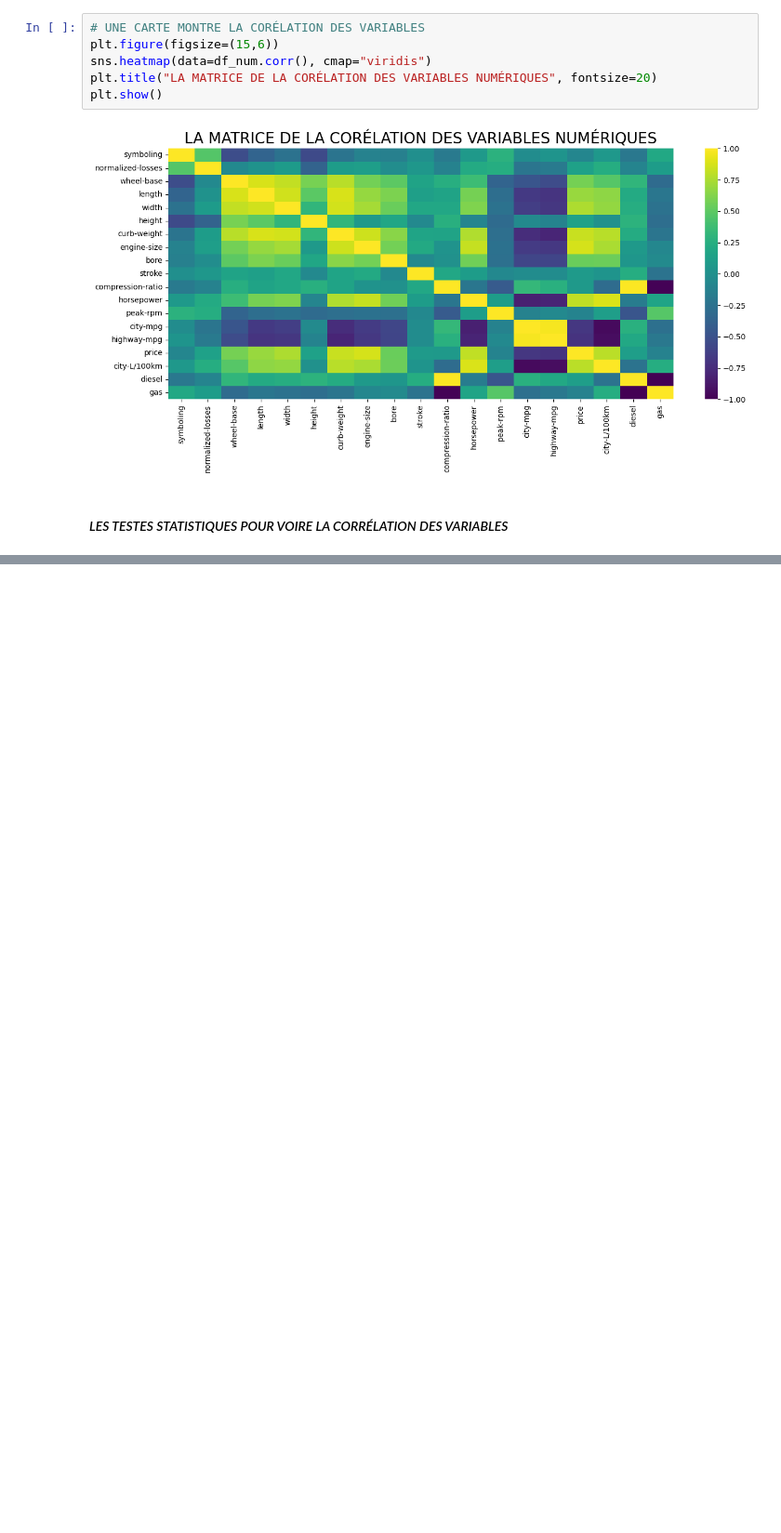
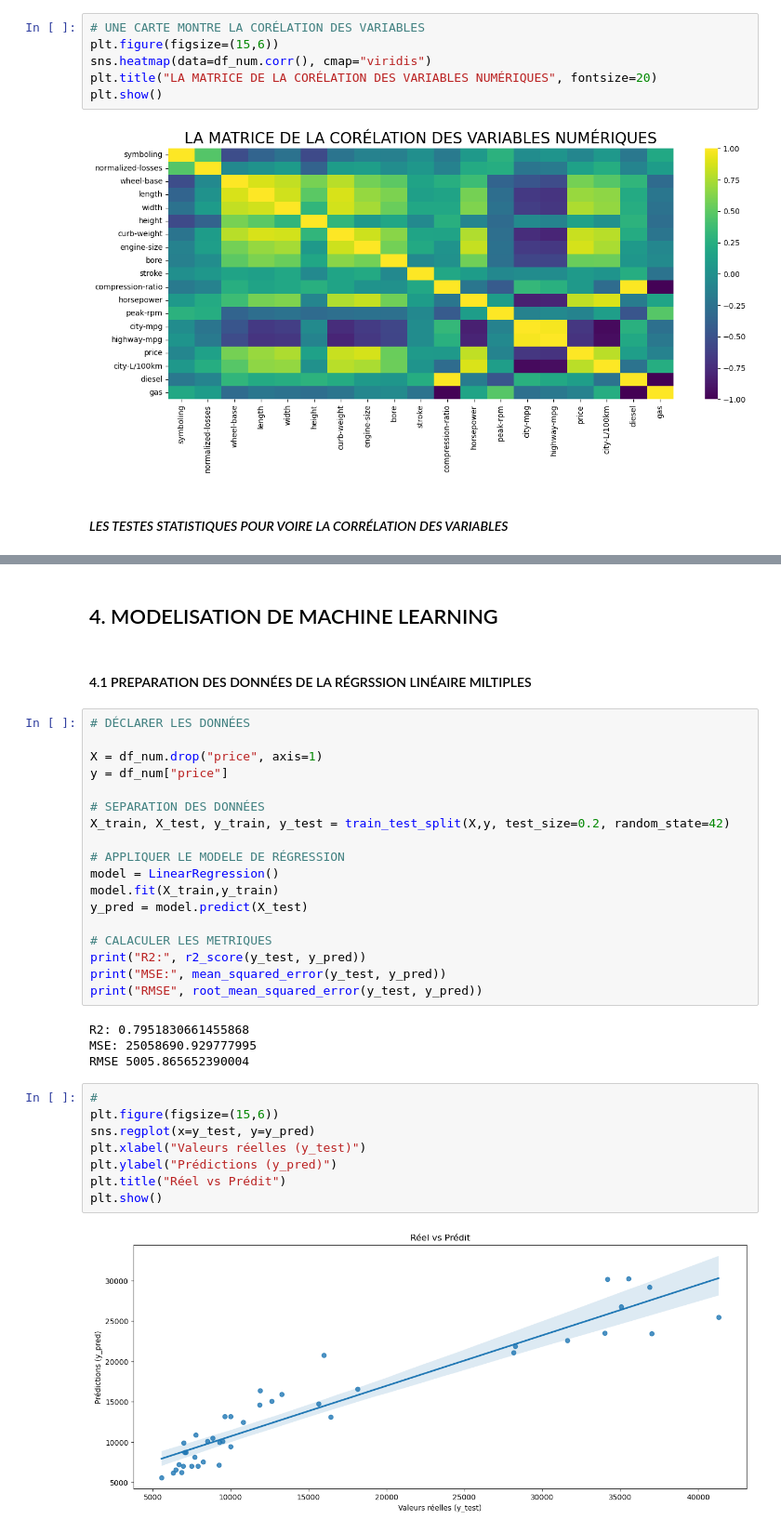
Before and after one commit to Gracias-Leader/Ventes-des-voitures, a Jupyter notebook: cars.ipynb, the cells around one changed output, grey strips where cells are left out. Shown at 93% size. Drawn from its saved outputs; the diff is of its cells as text; blank space fills up the shorter version.

```diff
--- a/cars.ipynb
+++ b/cars.ipynb
@@ -430,0 +475,36 @@ else:
+# %% [markdown]
+## 4. MODELISATION DE MACHINE LEARNING
+# %% [markdown]
+#### 4.1 PREPARATION DES DONNÉES DE LA RÉGRSSION LINÉAIRE MILTIPLES
+# %%
+# DÉCLARER LES DONNÉES
+
+X = df_num.drop("price", axis=1)
+y = df_num["price"]
+
+# SEPARATION DES DONNÉES
+X_train, X_test, y_train, y_test = train_test_split(X,y, test_size=0.2, random_state=42)
+
+# APPLIQUER LE MODELE DE RÉGRESSION
+model = LinearRegression()
+model.fit(X_train,y_train)
+y_pred = model.predict(X_test)
+
+# CALACULER LES METRIQUES
+print("R2:", r2_score(y_test, y_pred))
+print("MSE:", mean_squared_error(y_test, y_pred))
+print("RMSE", root_mean_squared_error(y_test, y_pred))
+# %% [output]
+R2: 0.7951830661455868
+MSE: 25058690.929777995
+RMSE 5005.865652390004
+# %%
+#
+plt.figure(figsize=(15,6))
+sns.regplot(x=y_test, y=y_pred)
+plt.xlabel("Valeurs réelles (y_test)")
+plt.ylabel("Prédictions (y_pred)")
+plt.title("Réel vs Prédit")
+plt.show()
+# %% [output]
+[figure, added]
```
Also changed, not shown: parts of 5 cells of this notebook, 2 other files.
